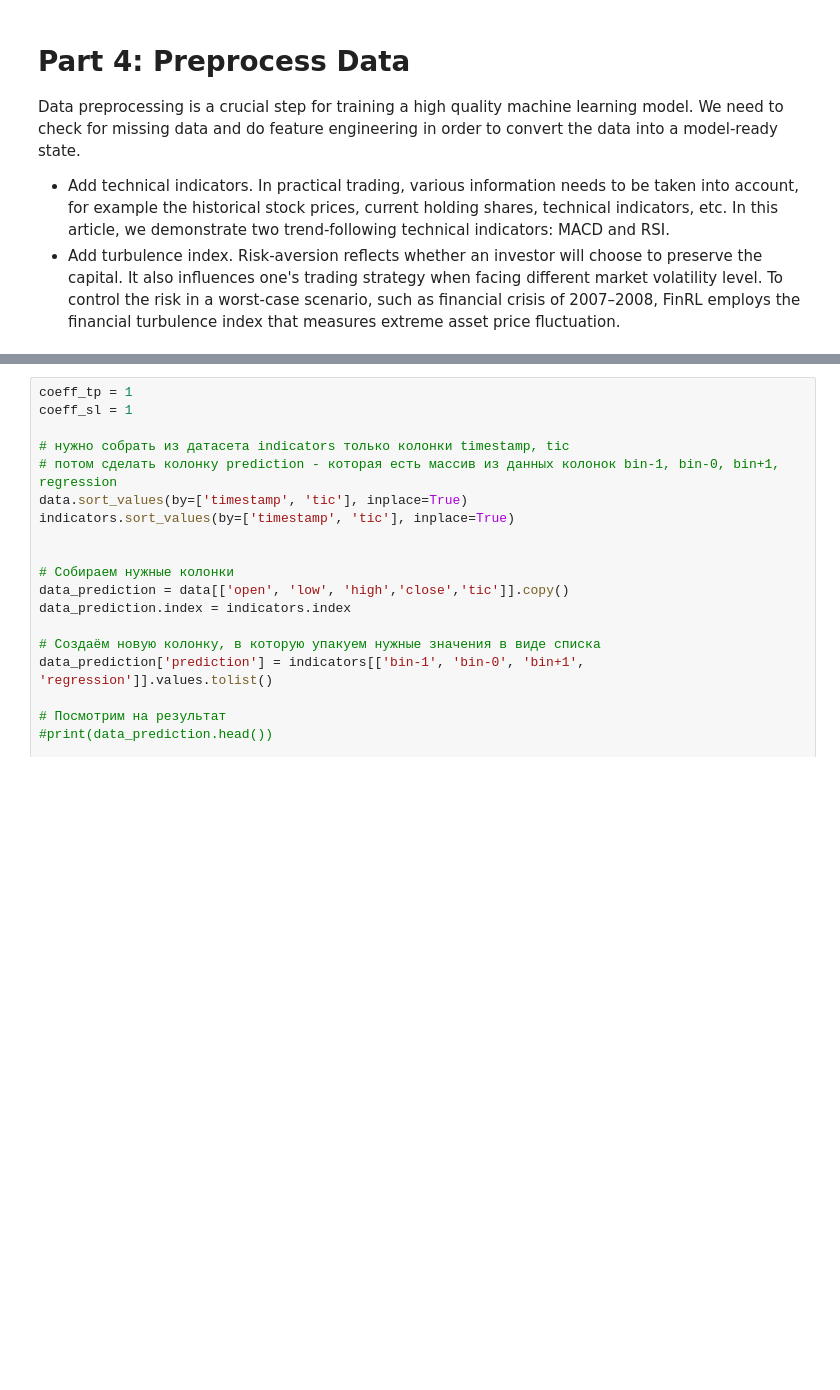
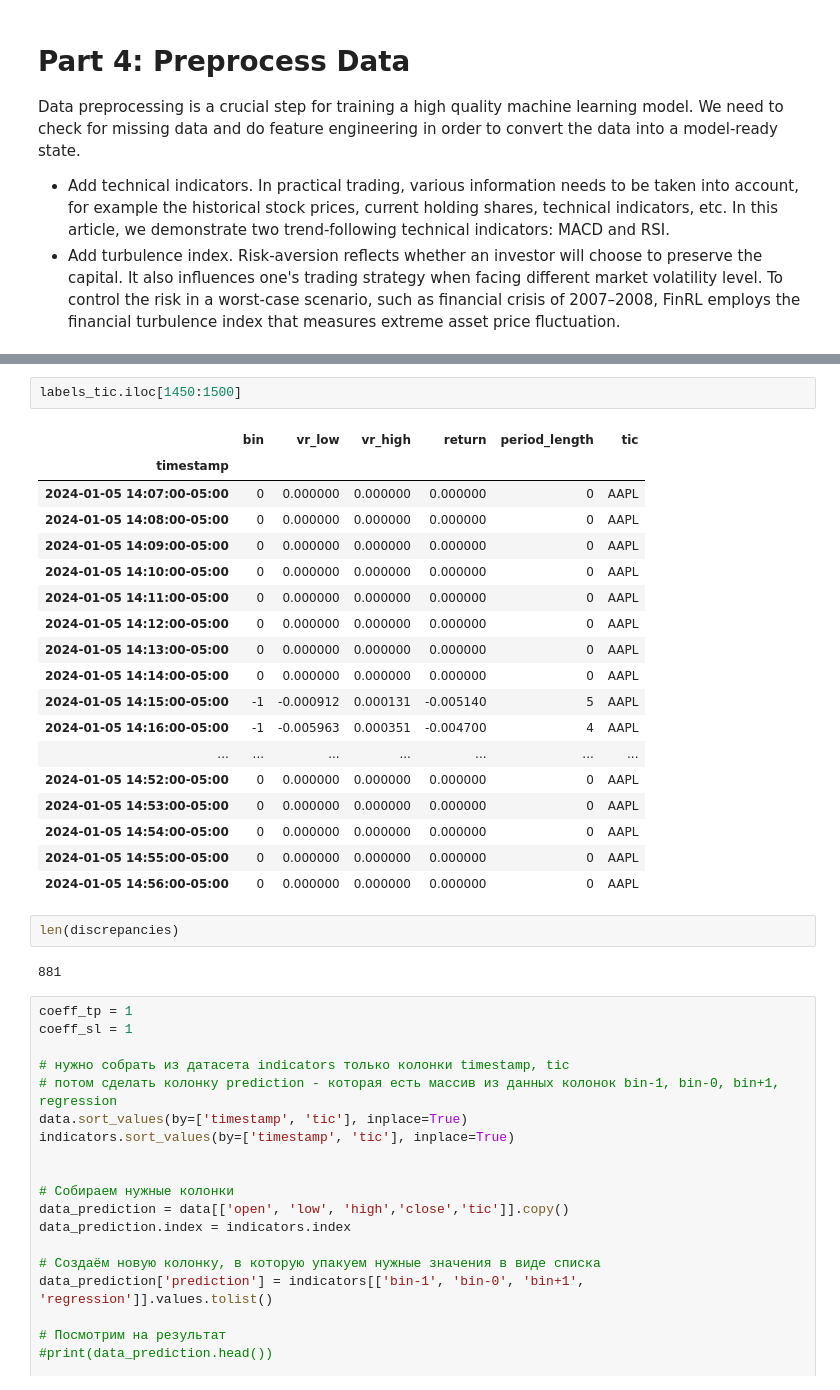
Before and after one commit to SvenTern/algotrade, a Jupyter notebook: Обучение_игровой_модели_оптимизации_портфеля.ipynb, the cells around one changed output, grey strips where cells are left out. Drawn from its saved outputs; the diff is of its cells as text; blank space fills up the shorter version.

```diff
--- a/Обучение_игровой_модели_оптимизации_портфеля.ipynb
+++ b/Обучение_игровой_модели_оптимизации_портфеля.ipynb
@@ -208,3 +298,28 @@ Name: count, dtype: int64
+# %%
+labels_tic.iloc[1450:1500]
+# %% [output]
+|  | bin | vr_low | vr_high | return | period_length | tic |
+| timestamp |  |  |  |  |  |  |
+| 2024-01-05 14:07:00-05:00 | 0 | 0.000000 | 0.000000 | 0.000000 | 0 | AAPL |
+| 2024-01-05 14:08:00-05:00 | 0 | 0.000000 | 0.000000 | 0.000000 | 0 | AAPL |
+| 2024-01-05 14:09:00-05:00 | 0 | 0.000000 | 0.000000 | 0.000000 | 0 | AAPL |
+| 2024-01-05 14:10:00-05:00 | 0 | 0.000000 | 0.000000 | 0.000000 | 0 | AAPL |
+| 2024-01-05 14:11:00-05:00 | 0 | 0.000000 | 0.000000 | 0.000000 | 0 | AAPL |
+| 2024-01-05 14:12:00-05:00 | 0 | 0.000000 | 0.000000 | 0.000000 | 0 | AAPL |
+| 2024-01-05 14:13:00-05:00 | 0 | 0.000000 | 0.000000 | 0.000000 | 0 | AAPL |
+| 2024-01-05 14:14:00-05:00 | 0 | 0.000000 | 0.000000 | 0.000000 | 0 | AAPL |
+| 2024-01-05 14:15:00-05:00 | -1 | -0.000912 | 0.000131 | -0.005140 | 5 | AAPL |
+| 2024-01-05 14:16:00-05:00 | -1 | -0.005963 | 0.000351 | -0.004700 | 4 | AAPL |
+| ... | ... | ... | ... | ... | ... | ... |
+| 2024-01-05 14:52:00-05:00 | 0 | 0.000000 | 0.000000 | 0.000000 | 0 | AAPL |
+| 2024-01-05 14:53:00-05:00 | 0 | 0.000000 | 0.000000 | 0.000000 | 0 | AAPL |
+| 2024-01-05 14:54:00-05:00 | 0 | 0.000000 | 0.000000 | 0.000000 | 0 | AAPL |
+| 2024-01-05 14:55:00-05:00 | 0 | 0.000000 | 0.000000 | 0.000000 | 0 | AAPL |
+| 2024-01-05 14:56:00-05:00 | 0 | 0.000000 | 0.000000 | 0.000000 | 0 | AAPL |
+# %%
+len(discrepancies)
+# %% [output]
+881
 # %%
 coeff_tp = 1
 coeff_sl = 1
```
Also changed, not shown: parts of 30 cells of this notebook.
